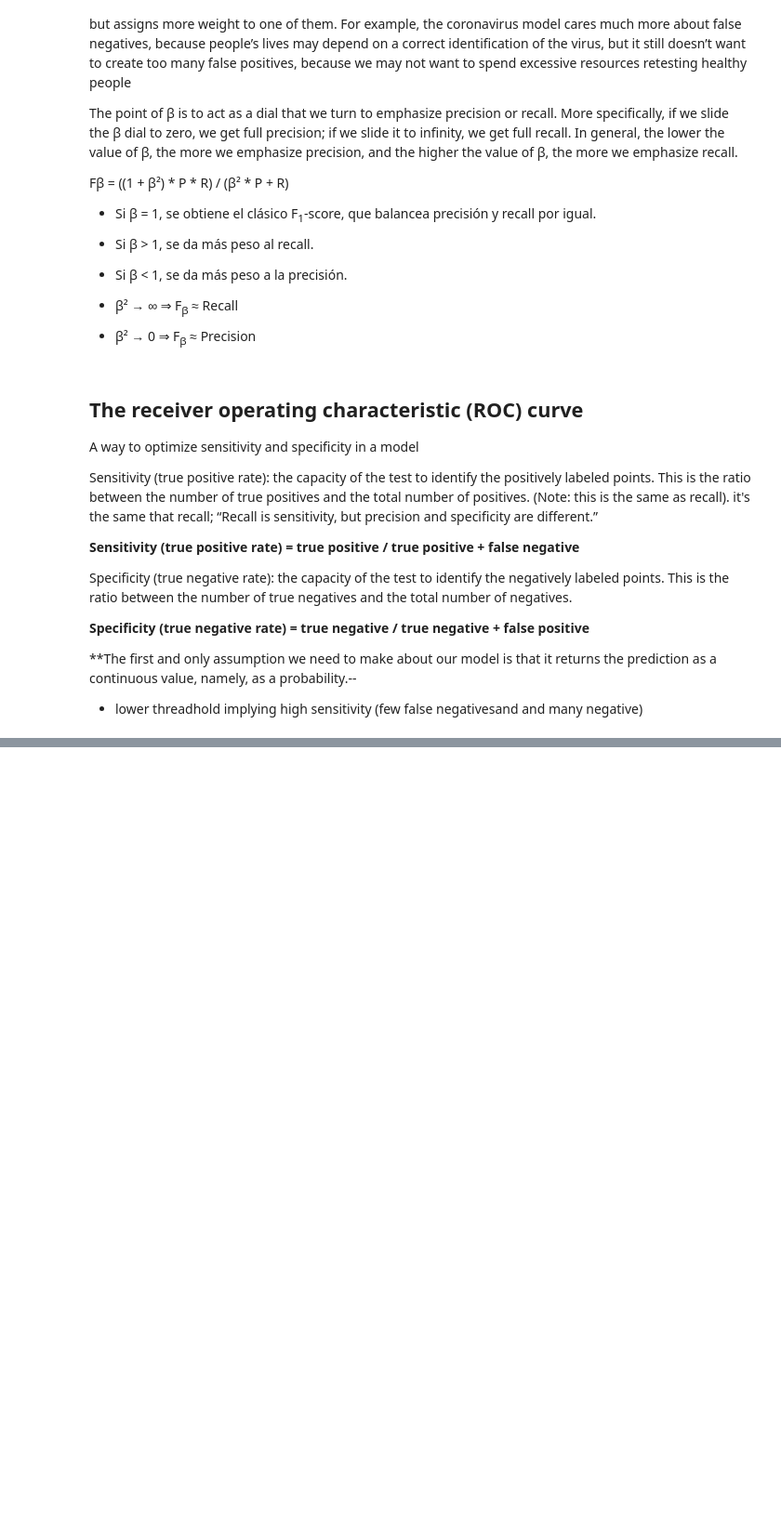
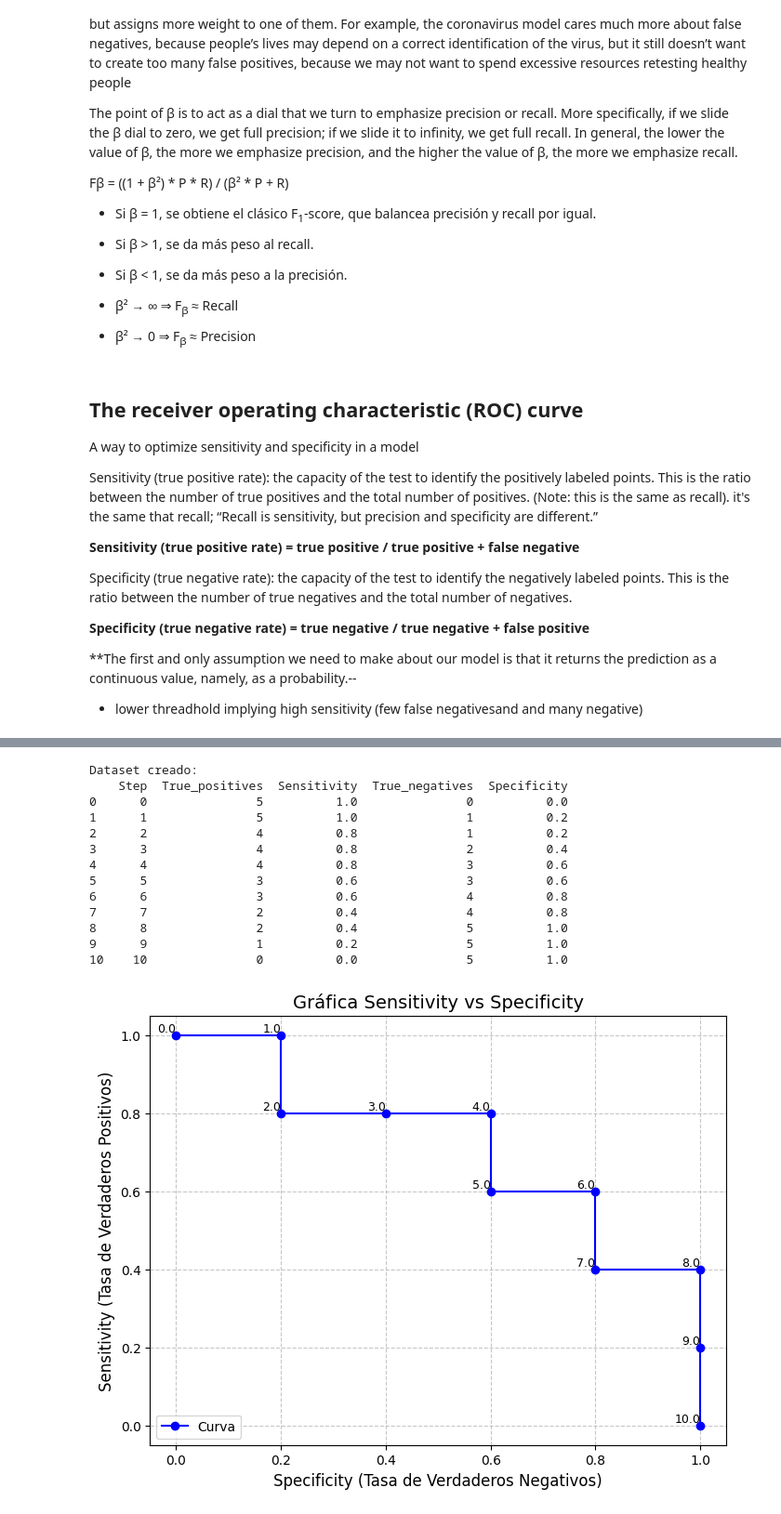
Before and after one commit to albertbolanoss/supervised-machine-learning, a Jupyter notebook: notebooks/models/classification/measure_classification_models.ipynb, the cells around one changed output, grey strips where cells are left out. Shown: that part at 93% size. Saved outputs shown, nothing was run; the diff lists cells and outputs as text; code cells hidden in the pictures; blank space fills up the shorter version.

```diff
--- a/notebooks/models/classification/measure_classification_models.ipynb
+++ b/notebooks/models/classification/measure_classification_models.ipynb
@@ -230,3 +230,59 @@ On the other hand, if we work for this car company, and we went a little overboa
 When it comes to specificity and sensitivity, think of an earthquake sensor that beeps every time there is an earthquake. This sensor is tremendously sensitive. If a butterfly sneezes in the next house, the sensor beeps. This sensor will capture all the earthquakes for sure, but it will also capture many other things that are not an earthquake. This represents a model with high sensitivity.
 
 ![Confusion's Matriz](../../../images/Confusion%20Matriz.PNG)
+# %%
+import pandas as pd
+import matplotlib.pyplot as plt
+
+# Crear el DataFrame con los datos proporcionados
+data = {
+    'Step': [0, 1, 2, 3, 4, 5, 6, 7, 8, 9, 10],
+    'True_positives': [5, 5, 4, 4, 4, 3, 3, 2, 2, 1, 0],
+    'Sensitivity': [1, 1, 0.8, 0.8, 0.8, 0.6, 0.6, 0.4, 0.4, 0.2, 0],
+    'True_negatives': [0, 1, 1, 2, 3, 3, 4, 4, 5, 5, 5],
+    'Specificity': [0, 0.2, 0.2, 0.4, 0.6, 0.6, 0.8, 0.8, 1, 1, 1]
+}
+
+df = pd.DataFrame(data)
+
+# Mostrar el DataFrame
+print("Dataset creado:")
+print(df)
+
+# Crear la gráfica con Sensitivity en X y Specificity en Y
+plt.figure(figsize=(8, 6))
+plt.plot(df['Specificity'], df['Sensitivity'], marker='o', color='b', label='Curva')
+
+# Añadir etiquetas a cada punto con el número de Step
+for i, row in df.iterrows():
+    plt.text(row['Specificity'], row['Sensitivity'], str(row['Step']),
+             fontsize=9, ha='right', va='bottom')
+
+# Configurar la gráfica
+plt.title('Gráfica Sensitivity vs Specificity', fontsize=14)
+plt.ylabel('Sensitivity (Tasa de Verdaderos Positivos)', fontsize=12)
+plt.xlabel('Specificity (Tasa de Verdaderos Negativos)', fontsize=12)
+plt.xticks([0, 0.2, 0.4, 0.6, 0.8, 1.0])
+plt.yticks([0, 0.2, 0.4, 0.6, 0.8, 1.0])
+plt.grid(True, linestyle='--', alpha=0.7)
+plt.legend(loc='lower left')
+plt.xlim(-0.05, 1.05)
+plt.ylim(-0.05, 1.05)
+
+# Mostrar la gráfica
+plt.show()
+# %% [output]
+Dataset creado:
+    Step  True_positives  Sensitivity  True_negatives  Specificity
+0      0               5          1.0               0          0.0
+1      1               5          1.0               1          0.2
+2      2               4          0.8               1          0.2
+3      3               4          0.8               2          0.4
+4      4               4          0.8               3          0.6
+5      5               3          0.6               3          0.6
+6      6               3          0.6               4          0.8
+7      7               2          0.4               4          0.8
+8      8               2          0.4               5          1.0
+9      9               1          0.2               5          1.0
+10    10               0          0.0               5          1.0
+[figure, added]
```
Also changed, not shown: parts of 5 cells of this notebook.
